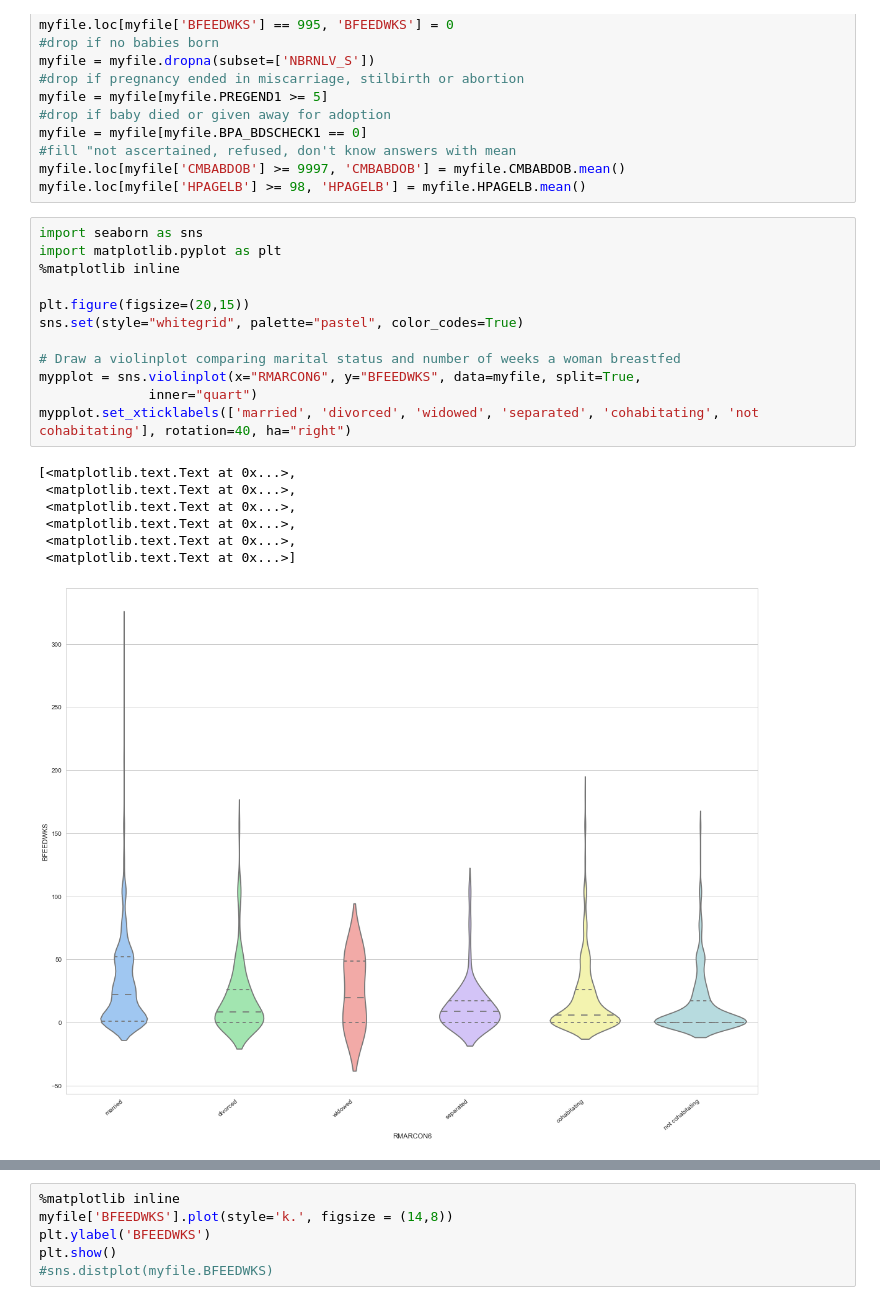
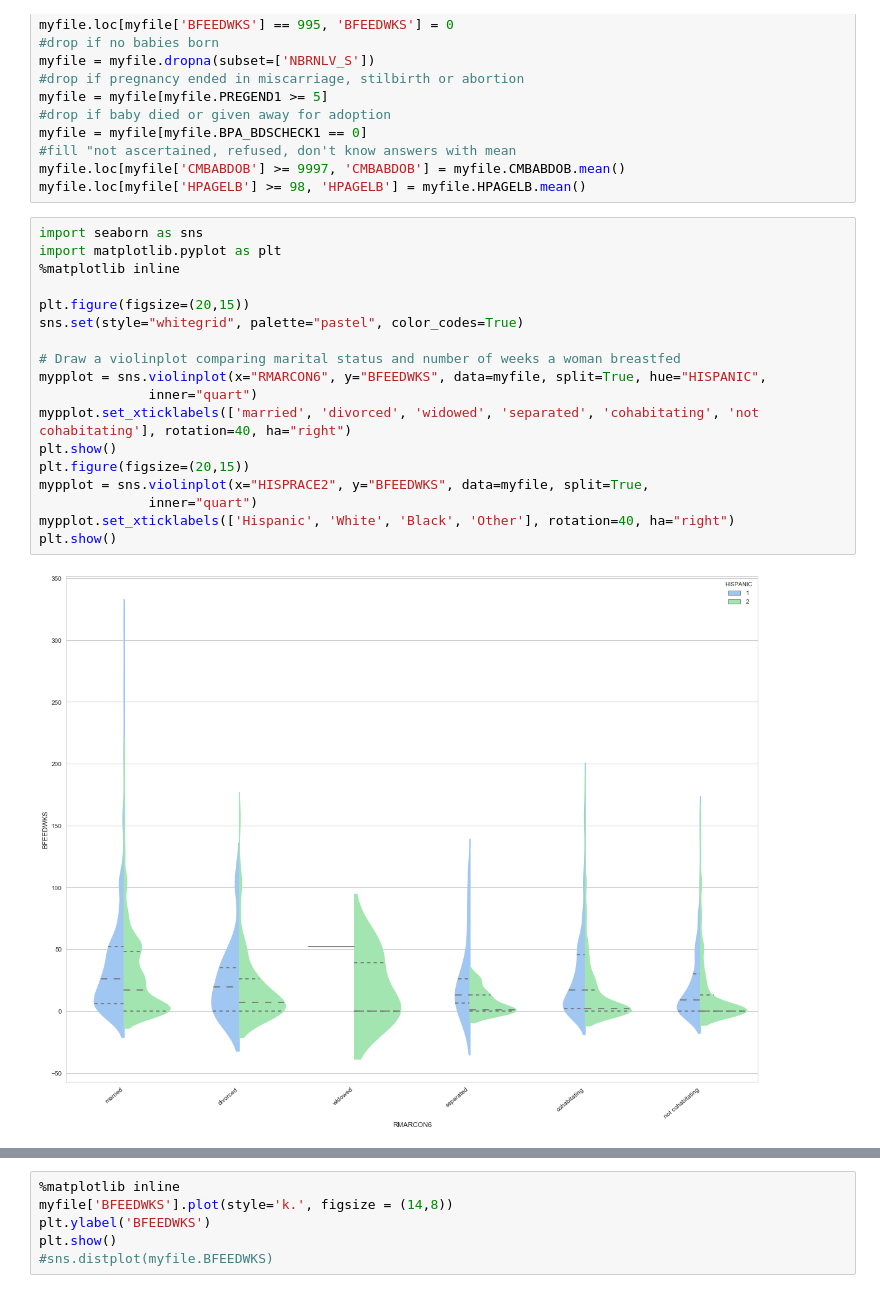
Before and after one commit to imLissy/machine-learning, a Jupyter notebook: projects/capstone/capstone.ipynb, the cells around one changed output, grey strips where cells are left out. Drawn from its saved outputs; the diff is of its cells as text.

```diff
--- a/projects/capstone/capstone.ipynb
+++ b/projects/capstone/capstone.ipynb
@@ -104,20 +104,20 @@ myfile.loc[myfile['HPAGELB'] >= 98, 'HPAGELB'] = myfile.HPAGELB.mean()
 # %%
 import seaborn as sns
 import matplotlib.pyplot as plt
 %matplotlib inline
 
 plt.figure(figsize=(20,15))
 sns.set(style="whitegrid", palette="pastel", color_codes=True)
 
 # Draw a violinplot comparing marital status and number of weeks a woman breastfed
-mypplot = sns.violinplot(x="RMARCON6", y="BFEEDWKS", data=myfile, split=True,
+mypplot = sns.violinplot(x="RMARCON6", y="BFEEDWKS", data=myfile, split=True, hue="HISPANIC",
               inner="quart")
 mypplot.set_xticklabels(['married', 'divorced', 'widowed', 'separated', 'cohabitating', 'not cohabitating'], rotation=40, ha="right")
+plt.show()
+plt.figure(figsize=(20,15))
+mypplot = sns.violinplot(x="HISPRACE2", y="BFEEDWKS", data=myfile, split=True,
+              inner="quart")
+mypplot.set_xticklabels(['Hispanic', 'White', 'Black', 'Other'], rotation=40, ha="right")
+plt.show()
 # %% [output]
-[<matplotlib.text.Text at 0x...>,
- <matplotlib.text.Text at 0x...>,
- <matplotlib.text.Text at 0x...>,
- <matplotlib.text.Text at 0x...>,
- <matplotlib.text.Text at 0x...>,
- <matplotlib.text.Text at 0x...>]
-[figure, old version]
+[figure, new version]
```
Also changed, not shown: parts of 7 cells of this notebook, 1 other file.
